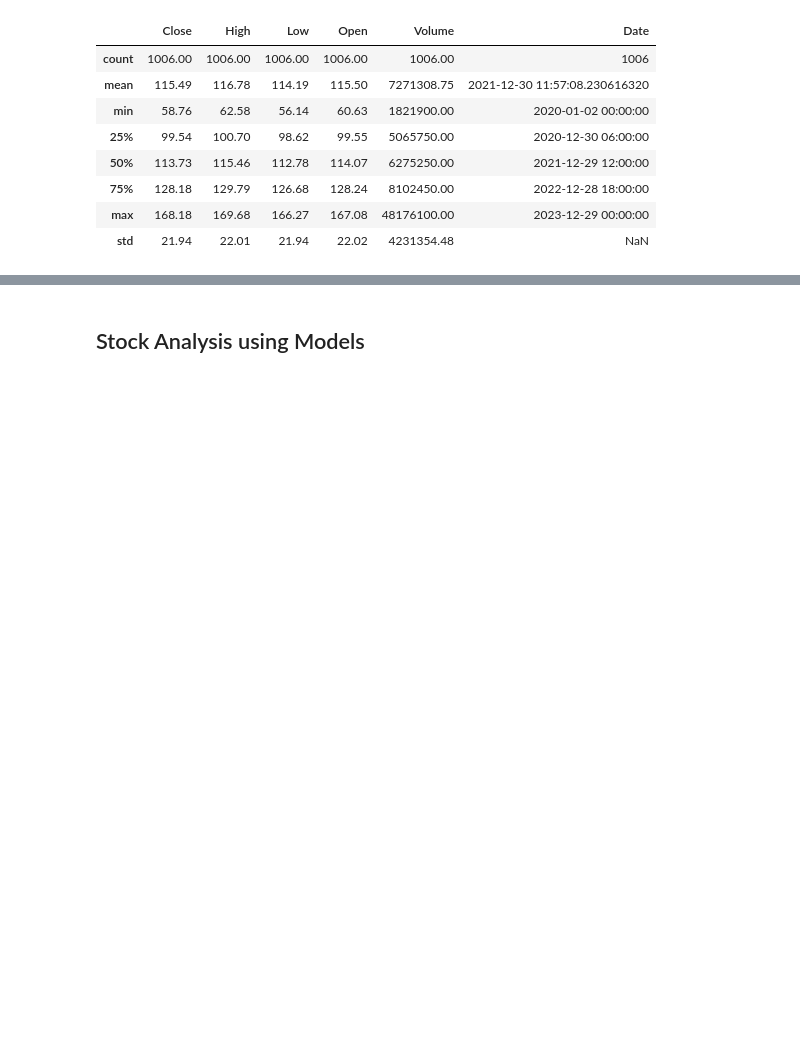
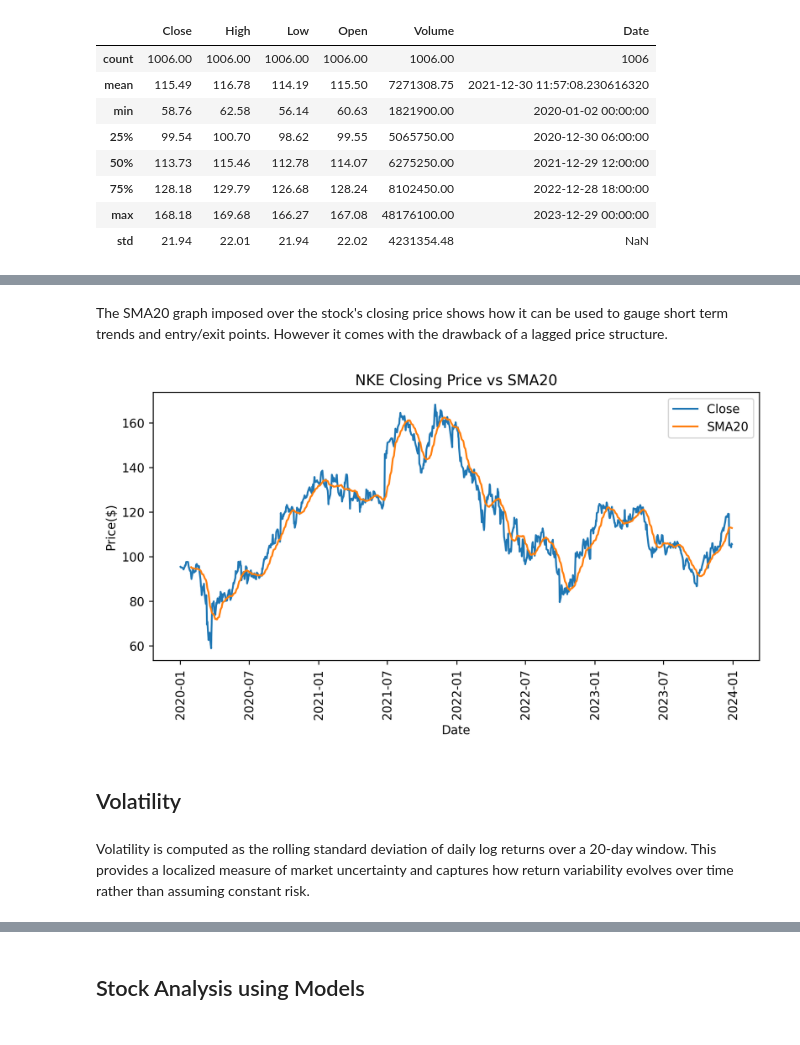
Before and after one commit to swordboy02/stock-analysis-app, a Jupyter notebook: apparelStockPredictor.ipynb, the cells around one changed output, grey strips where cells are left out. Drawn from its saved outputs; the diff is of its cells as text; code cells hidden in the pictures; blank space fills up the shorter version.

```diff
--- a/apparelStockPredictor.ipynb
+++ b/apparelStockPredictor.ipynb
@@ -160,2 +225,0 @@ sns.displot(nike, x='Day-to-day Return(%)',kde=True);
-# %%
-nike['NextDayReturn'] = (nike['Close'].shift(-1) > nike['Close']).astype(int)
@@ -172,9 +245,17 @@ nike
+# %% [markdown]
+The SMA20 graph imposed over the stock's closing price shows how it can be used to gauge short term trends and entry/exit points. However it comes with the drawback of a lagged price structure.
 # %%
 plt.figure(figsize=(9,4),dpi=250)
 for col in ['Close', 'SMA20']:
     sns.lineplot(data=nike, x='Date', y=col, label=col)
-plt.title('Price of NKE Stock')
+plt.title('NKE Closing Price vs SMA20')
 plt.xticks(rotation=90)
 plt.ylabel('Price($)')
 plt.legend()
 plt.show()
+# %% [output]
+[figure, added]
+# %% [markdown]
+## Volatility
+# %% [markdown]
+Volatility is computed as the rolling standard deviation of daily log returns over a 20-day window. This provides a localized measure of market uncertainty and captures how return variability evolves over time rather than assuming constant risk.
```
Also changed, not shown: parts of 49 cells of this notebook, 1 other file.
